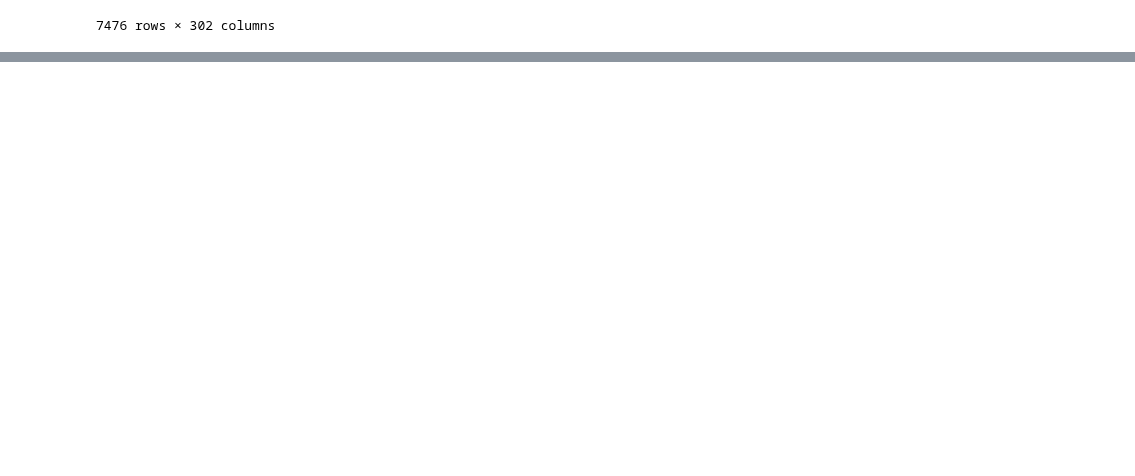
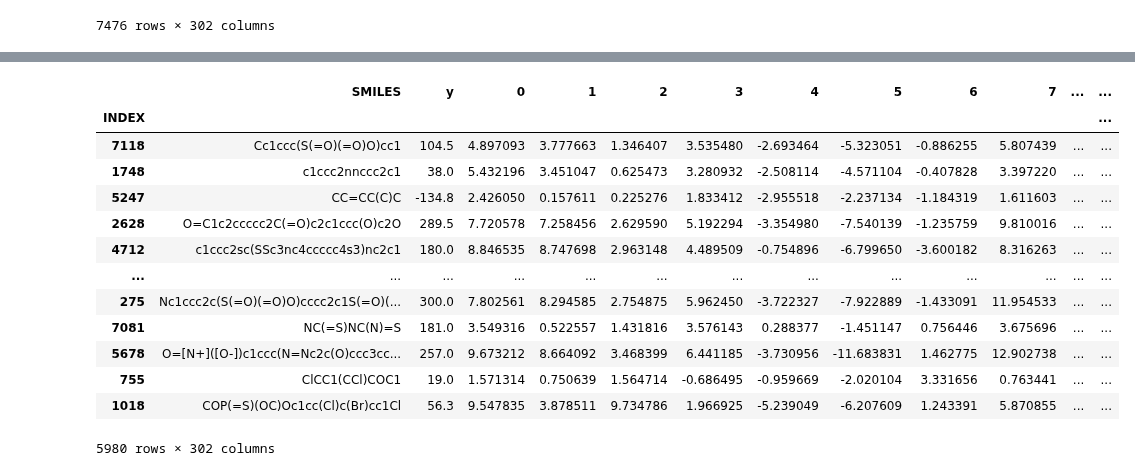
Before and after one commit to aravindhnivas/cxml_py, a Jupyter notebook: notebooks/testing.ipynb, the cells around one changed output, grey strips where cells are left out. Cells and saved outputs as stored; diff of their text form; code cells hidden in the pictures; blank space fills up the shorter version.

```diff
--- a/notebooks/testing.ipynb
+++ b/notebooks/testing.ipynb
@@ -203,0 +229,18 @@ y[6252]
+# %%
+final_df_train, final_df_test = train_test_split(final_df, test_size=0.2)
+final_df_train
+# %% [output]
+|  | SMILES | y | 0 | 1 | 2 | 3 | 4 | 5 | 6 | 7 | ... | ... |
+| INDEX |  |  |  |  |  |  |  |  |  |  |  | ... |
+| 7118 | Cc1ccc(S(=O)(=O)O)cc1 | 104.5 | 4.897093 | 3.777663 | 1.346407 | 3.535480 | -2.693464 | -5.323051 | -0.886255 | 5.807439 | ... | ... |
+| 1748 | c1ccc2nnccc2c1 | 38.0 | 5.432196 | 3.451047 | 0.625473 | 3.280932 | -2.508114 | -4.571104 | -0.407828 | 3.397220 | ... | ... |
+| 5247 | CC=CC(C)C | -134.8 | 2.426050 | 0.157611 | 0.225276 | 1.833412 | -2.955518 | -2.237134 | -1.184319 | 1.611603 | ... | ... |
+| 2628 | O=C1c2ccccc2C(=O)c2c1ccc(O)c2O | 289.5 | 7.720578 | 7.258456 | 2.629590 | 5.192294 | -3.354980 | -7.540139 | -1.235759 | 9.810016 | ... | ... |
+| 4712 | c1ccc2sc(SSc3nc4ccccc4s3)nc2c1 | 180.0 | 8.846535 | 8.747698 | 2.963148 | 4.489509 | -0.754896 | -6.799650 | -3.600182 | 8.316263 | ... | ... |
+| ... | ... | ... | ... | ... | ... | ... | ... | ... | ... | ... | ... | ... |
+| 275 | Nc1ccc2c(S(=O)(=O)O)cccc2c1S(=O)(... | 300.0 | 7.802561 | 8.294585 | 2.754875 | 5.962450 | -3.722327 | -7.922889 | -1.433091 | 11.954533 | ... | ... |
+| 7081 | NC(=S)NC(N)=S | 181.0 | 3.549316 | 0.522557 | 1.431816 | 3.576143 | 0.288377 | -1.451147 | 0.756446 | 3.675696 | ... | ... |
+| 5678 | O=[N+]([O-])c1ccc(N=Nc2c(O)ccc3cc... | 257.0 | 9.673212 | 8.664092 | 3.468399 | 6.441185 | -3.730956 | -11.683831 | 1.462775 | 12.902738 | ... | ... |
+| 755 | ClCC1(CCl)COC1 | 19.0 | 1.571314 | 0.750639 | 1.564714 | -0.686495 | -0.959669 | -2.020104 | 3.331656 | 0.763441 | ... | ... |
+| 1018 | COP(=S)(OC)Oc1cc(Cl)c(Br)cc1Cl | 56.3 | 9.547835 | 3.878511 | 9.734786 | 1.966925 | -5.239049 | -6.207609 | 1.243391 | 5.870855 | ... | ... |
+5980 rows × 302 columns
```
Also changed, not shown: parts of 16 cells of this notebook.
